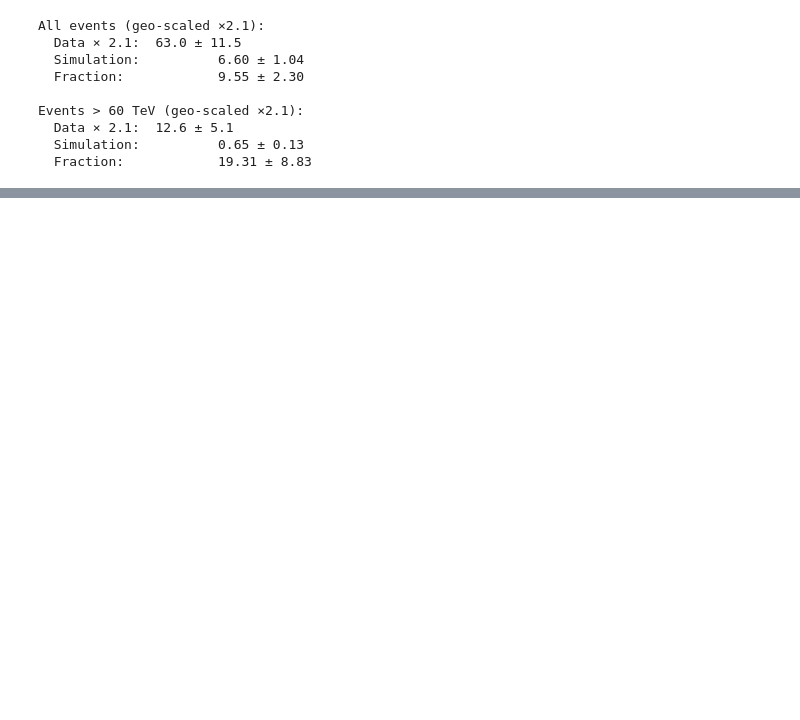
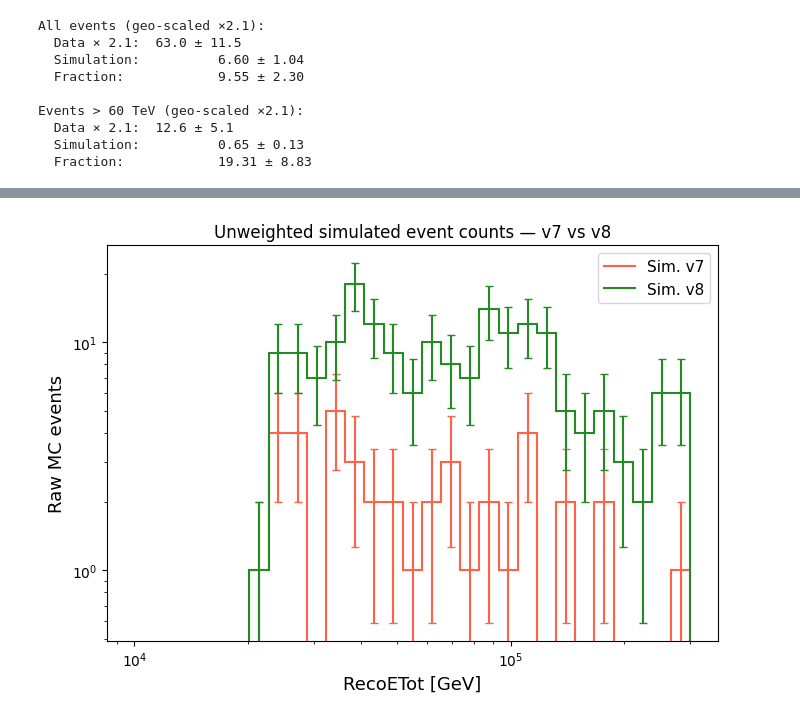
Before and after one commit to tjuanve/muon_tagging_summer_project, a Jupyter notebook: notebooks/muon_tag_analysis.ipynb, the cells around one changed output, grey strips where cells are left out. Cells and saved outputs as stored; diff of their text form; code cells hidden in the pictures; blank space fills up the shorter version.

```diff
--- a/notebooks/muon_tag_analysis.ipynb
+++ b/notebooks/muon_tag_analysis.ipynb
@@ -185,0 +265,22 @@ plot_data_sim(reco_etot, sim_energy, sim_weights * frac_above_geo, bins,
+# %%
+# Raw (unweighted) simulated event counts — v7 vs v8
+fig, ax = plt.subplots(figsize=(7, 5))
+
+for e, label, color in [(e_v7, 'v7', 'tomato'), (e_v8, 'v8', 'forestgreen')]:
+    n_raw = np.histogram(e, bins=bins)[0]
+    ax.stairs(n_raw, bins, color=color, linewidth=1.5, label=f'Sim. {label}')
+    mask = n_raw > 0
+    ax.errorbar(bin_centers[mask], n_raw[mask], yerr=np.sqrt(n_raw[mask]),
+                fmt='none', color=color, capsize=3)
+
+ax.set_xscale('log')
+ax.set_yscale('log')
+ax.set_xlabel('RecoETot [GeV]', fontsize=13)
+ax.set_ylabel('Raw MC events', fontsize=13)
+ax.set_title('Unweighted simulated event counts — v7 vs v8', fontsize=12)
+ax.legend(fontsize=11)
+plt.tight_layout()
+plt.savefig(PLOT_DIR / 'reco_etot_sim_raw_v7_v8.pdf', bbox_inches='tight')
+plt.show()
+# %% [output]
+[figure, added]
```
Also changed, not shown: parts of 6 cells of this notebook, 20 other files.
